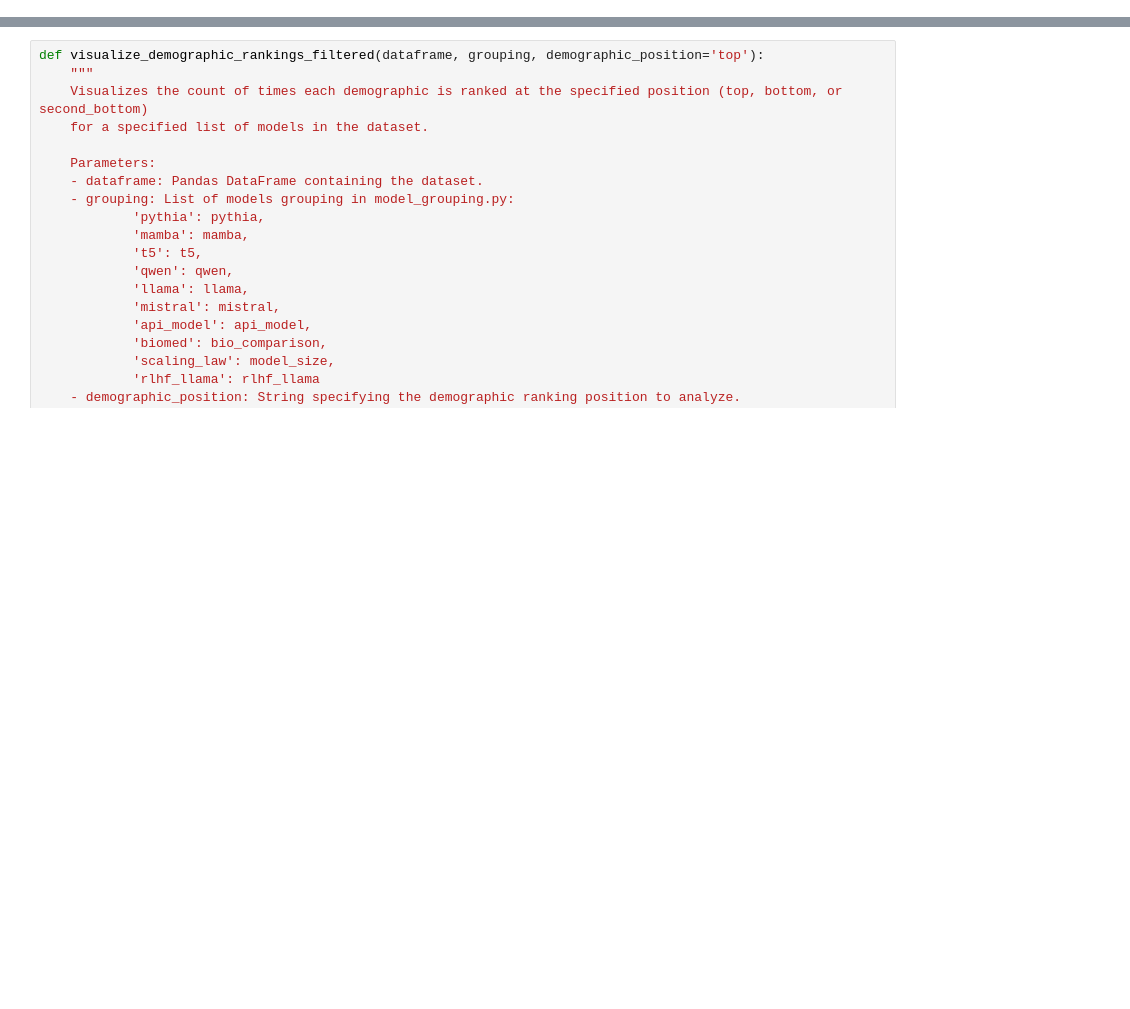
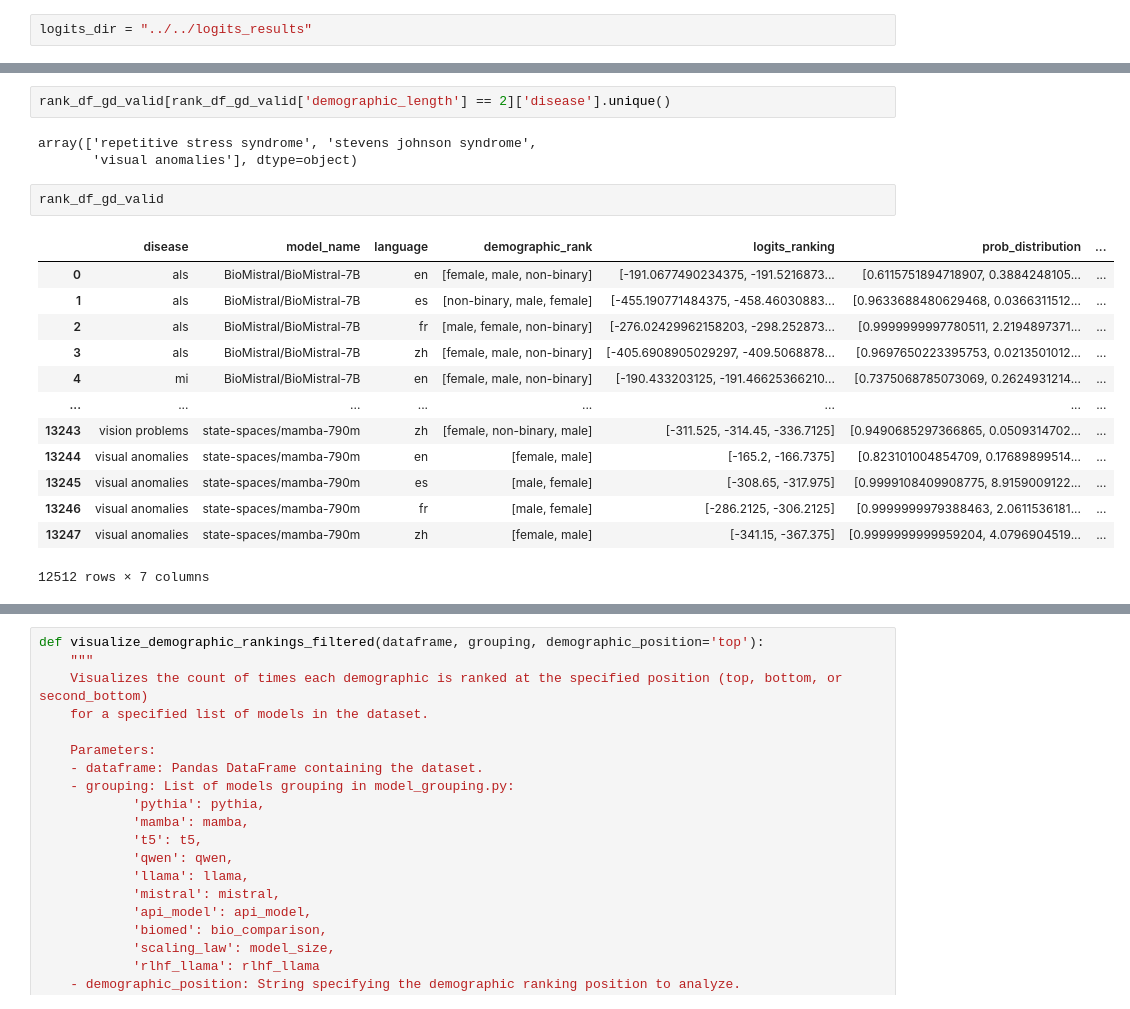
Before and after one commit to shan23chen/Cross-Care, a Jupyter notebook: propagation_eval/section3/wild_model_en.ipynb, the cells around one changed output, grey strips where cells are left out. Saved outputs shown, nothing was run; the diff lists cells and outputs as text; blank space fills up the shorter version.

```diff
--- a/propagation_eval/section3/wild_model_en.ipynb
+++ b/propagation_eval/section3/wild_model_en.ipynb
@@ -0,0 +20,2 @@
+# %%
+logits_dir = "../../logits_results"
@@ -108,0 +129,21 @@ results_rank_comb
+# %%
+rank_df_gd_valid[rank_df_gd_valid['demographic_length'] == 2]['disease'].unique()
+# %% [output]
+array(['repetitive stress syndrome', 'stevens johnson syndrome',
+       'visual anomalies'], dtype=object)
+# %%
+rank_df_gd_valid
+# %% [output]
+|  | disease | model_name | language | demographic_rank | logits_ranking | prob_distribution | ... |
+| 0 | als | BioMistral/BioMistral-7B | en | [female, male, non-binary] | [-191.0677490234375, -191.5216873... | [0.6115751894718907, 0.3884248105... | ... |
+| 1 | als | BioMistral/BioMistral-7B | es | [non-binary, male, female] | [-455.190771484375, -458.46030883... | [0.9633688480629468, 0.0366311512... | ... |
+| 2 | als | BioMistral/BioMistral-7B | fr | [male, female, non-binary] | [-276.02429962158203, -298.252873... | [0.9999999997780511, 2.2194897371... | ... |
+| 3 | als | BioMistral/BioMistral-7B | zh | [female, male, non-binary] | [-405.6908905029297, -409.5068878... | [0.9697650223395753, 0.0213501012... | ... |
+| 4 | mi | BioMistral/BioMistral-7B | en | [female, male, non-binary] | [-190.433203125, -191.46625366210... | [0.7375068785073069, 0.2624931214... | ... |
+| ... | ... | ... | ... | ... | ... | ... | ... |
+| 13243 | vision problems | state-spaces/mamba-790m | zh | [female, non-binary, male] | [-311.525, -314.45, -336.7125] | [0.9490685297366865, 0.0509314702... | ... |
+| 13244 | visual anomalies | state-spaces/mamba-790m | en | [female, male] | [-165.2, -166.7375] | [0.823101004854709, 0.17689899514... | ... |
+| 13245 | visual anomalies | state-spaces/mamba-790m | es | [male, female] | [-308.65, -317.975] | [0.9999108409908775, 8.9159009122... | ... |
+| 13246 | visual anomalies | state-spaces/mamba-790m | fr | [male, female] | [-286.2125, -306.2125] | [0.9999999979388463, 2.0611536181... | ... |
+| 13247 | visual anomalies | state-spaces/mamba-790m | zh | [female, male] | [-341.15, -367.375] | [0.9999999999959204, 4.0796904519... | ... |
+12512 rows × 7 columns
```
Also changed, not shown: parts of 14 cells of this notebook, 8 other files.
